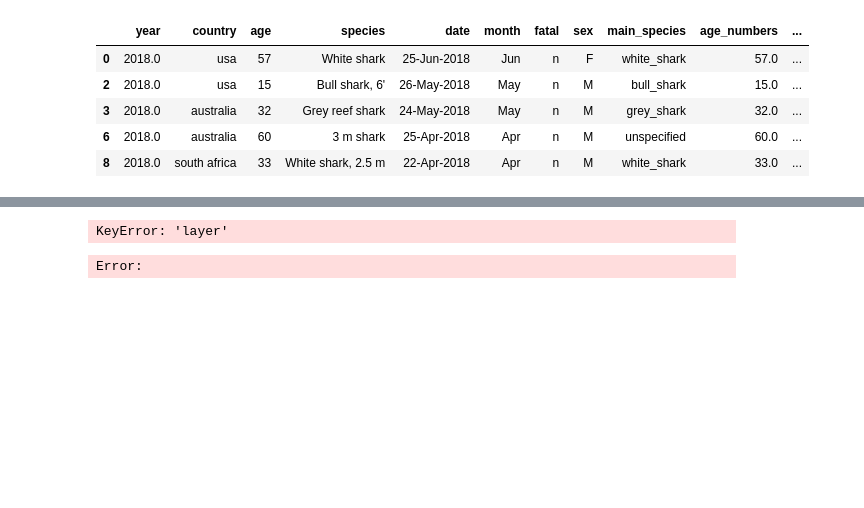
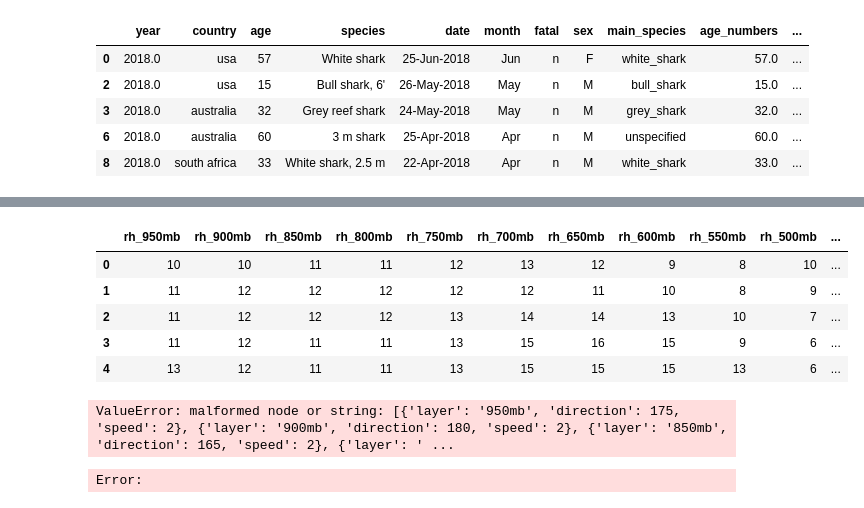
Before and after one commit to Adalab/DA-promoC-modulo2-sprint2-IreneVanna, a Jupyter notebook: ETL/ETL-II.ipynb, the cells around one changed output, grey strips where cells are left out. Saved outputs shown, nothing was run; the diff lists cells and outputs as text; code cells hidden in the pictures; blank space fills up the shorter version.

```diff
--- a/ETL/ETL-II.ipynb
+++ b/ETL/ETL-II.ipynb
@@ -59,4 +59,4 @@ attaques.head()
 | 6 | 2018.0 | australia | 60 | 3 m shark | 25-Apr-2018 | Apr | n | M | unspecified | 60.0 | ... |
 | 8 | 2018.0 | south africa | 33 | White shark, 2.5 m | 22-Apr-2018 | Apr | n | M | white_shark | 33.0 | ... |
 # %%
-df_clima.reset_index()
+df_clima.reset_index(inplace=True)
@@ -78,12 +64,12 @@ df_clima.reset_index()
 
 import ast
 
-df_clima['wind_profile']= df_clima['wind_profile'].apply(ast.literal_eval)
+df_clima['rh_profile']= df_clima['rh_profile'].apply(ast.literal_eval)
 
 # una vez que tengamos la columna cambiada, una fantasía de Pandas es que si hago un apply sobre una columna cuyos valores son diccionarios o listas nos va a genererar una columna con los valores de los diccionarios o listas. Donde cada columna será key del diccionario o cada elemento de la lista.
 
 
-x = df_clima['wind_profile'].apply(pd.Series)
+#x = df_clima['wind_profile'].apply(pd.Series)
 
 
 # nos creamos un dataframe nuevo con el resultado de la información de una de las columnas separadas por columnas. Esto nos va a devolver un dataframe donde cada fila será una celda del dataframe anterior.
@@ -107,8 +93,49 @@ for i in range(len(x.columns)):
     df_clima.insert(i, nombre, valores)
 
 # una vez que hayamos hecho esto para las dos columnas ya podremos hacer el gropuby para después unir toda la información.
-# %% [output]
-KeyError: 'layer'
+# %%
+df_clima.head()
+# %% [output]
+|  | rh_950mb | rh_900mb | rh_850mb | rh_800mb | rh_750mb | rh_700mb | rh_650mb | rh_600mb | rh_550mb | rh_500mb | ... |
+| 0 | 10 | 10 | 11 | 11 | 12 | 13 | 12 | 9 | 8 | 10 | ... |
+| 1 | 11 | 12 | 12 | 12 | 12 | 12 | 11 | 10 | 8 | 9 | ... |
+| 2 | 11 | 12 | 12 | 12 | 13 | 14 | 14 | 13 | 10 | 7 | ... |
+| 3 | 11 | 12 | 11 | 11 | 13 | 15 | 16 | 15 | 9 | 6 | ... |
+| 4 | 13 | 12 | 11 | 11 | 13 | 15 | 15 | 15 | 13 | 6 | ... |
+# %%
+#import ast
+
+df_clima['wind_profile']= df_clima['wind_profile'].apply(ast.literal_eval)
+
+# una vez que tengamos la columna cambiada, una fantasía de Pandas es que si hago un apply sobre una columna cuyos valores son diccionarios o listas nos va a genererar una columna con los valores de los diccionarios o listas. Donde cada columna será key del diccionario o cada elemento de la lista.
+
+
+y = df_clima['wind_profile'].apply(pd.Series)
+
+
+# nos creamos un dataframe nuevo con el resultado de la información de una de las columnas separadas por columnas. Esto nos va a devolver un dataframe donde cada fila será una celda del dataframe anterior.
+#x = df_clima['rh_profile'].apply(pd.Series)
+
+# ¿Qué es lo que ocurre cuando hacemos esto?
+# Nos ha creado tantas columnas como valores tuvieramos en la lista. Donde columna es, en este caso, un diccionario (porque nuestra lista esta compuesta por distintos diccionarios)
+
+# Ok, hemos conseguido desempaquetar la información de la lista en distintas columnas. Ahora tenemos que despempaquetar la información de los diccionarios en distintas columnas. En este caso, lo que querremos es que las key de los diccionarios sean los nombres de las columnas y los values los valores de las celdas del dataframe. Volveremos a seguir entonces la misma lógica que antes con el apply, pero en este caso necesitamos hacerlo para todo el dataframe (que es x):
+
+# Por eso empezamos con un for para iterar por cada una de las columnas.
+for i in range(len(y.columns)):
+
+    # aplicamos el apply,extraemos el valore de la key "layer" y lo almacenamos en una variable que convertimos a string
+    nombre = "winddirection_" + str(y[i].apply(pd.Series)["layer"][0])
+
+    # hacemos lo mismo con una variable que se llame valores para "guardar" los valores de la celda
+    valores = list(y[i].apply(pd.Series)["direction"])
+
+    # usamos el método insert de los dataframes para ir añadiendo esta información a el dataframe con la información del clima.
+    df_clima.insert(i, nombre, valores)
+
+# una vez que hayamos hecho esto para las dos columnas ya podremos hacer el gropuby para después unir toda la información.
+# %% [output]
+ValueError: malformed node or string: [{'layer': '950mb', 'direction': 175, 'speed': 2}, {'layer': '900mb', 'direction': 180, 'speed': 2}, {'layer': '850mb', 'direction': 165, 'speed': 2}, {'layer': ' ...
 # %%
 rh[0].apply(pd.Series)
 #nombre de la columna es layer que es la key de la columna 0
```
Also changed, not shown: parts of 2 cells of this notebook, 2 other files.
